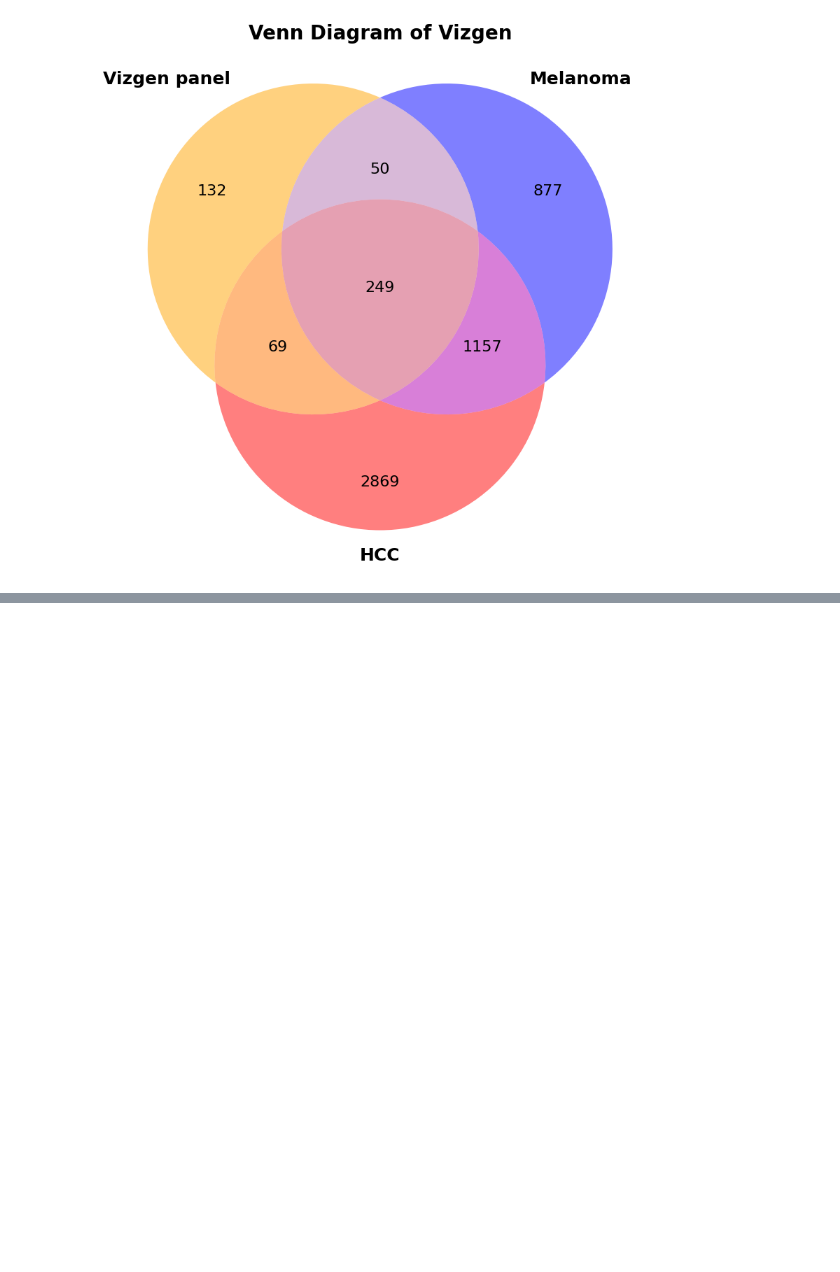
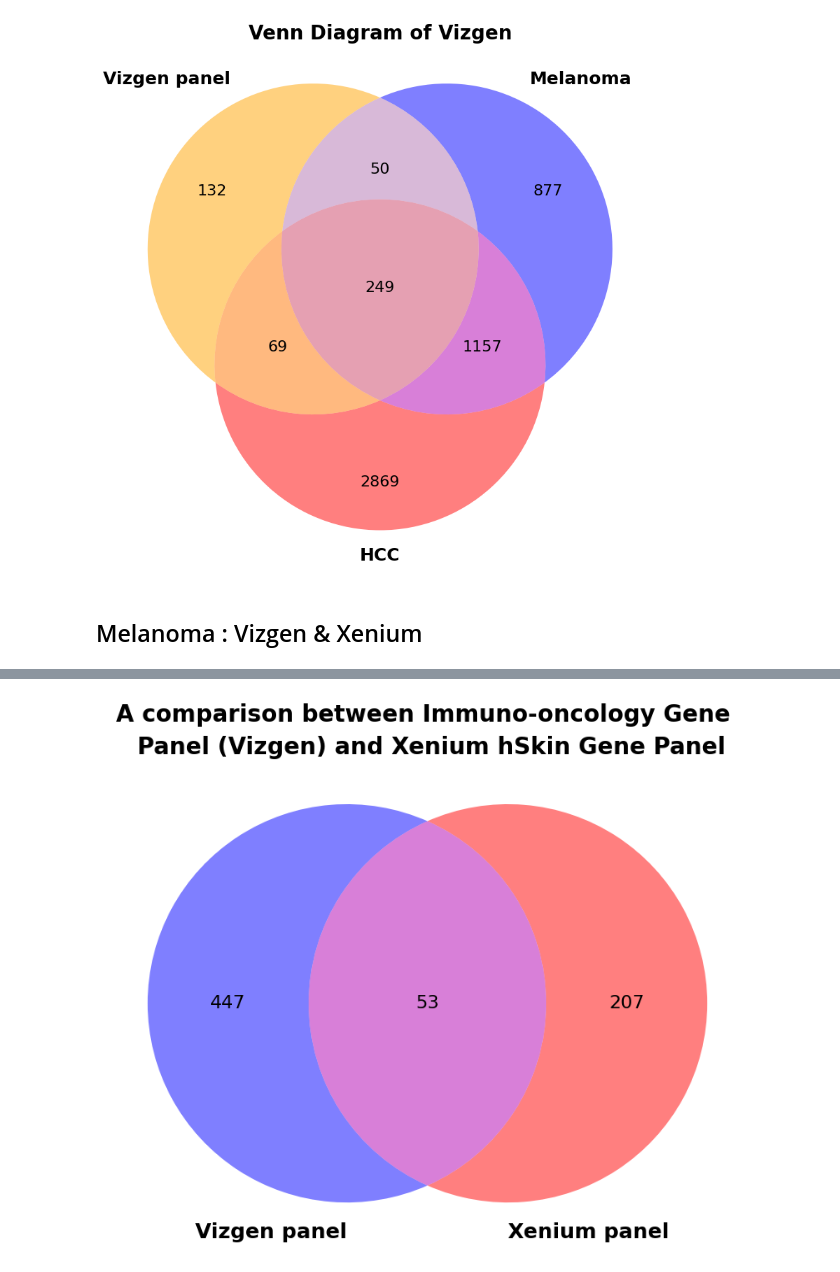
Before and after one commit to manudsanun/python_dataviz2024, a Jupyter notebook: Immuno_oncology_Gene_Panel__Gene_List_2.ipynb, the cells around one changed output, grey strips where cells are left out. Cells and saved outputs as stored; diff of their text form; code cells hidden in the pictures; blank space fills up the shorter version.

```diff
--- a/Immuno_oncology_Gene_Panel__Gene_List_2.ipynb
+++ b/Immuno_oncology_Gene_Panel__Gene_List_2.ipynb
@@ -733,3 +733,39 @@ WARNING:matplotlib.font_manager:findfont: Font family 'Times New Roman' not foun
 WARNING:matplotlib.font_manager:findfont: Font family 'Times New Roman' not found.
 WARNING:matplotlib.font_manager:findfont: Font family 'Times New Roman' not found.
 [figure]
+# %% [markdown]
+## Melanoma : Vizgen & Xenium
+# %%
+from matplotlib_venn import venn2_unweighted
+
+plt.figure(figsize=(10,10))
+plt.title("A comparison between Immuno-oncology Gene \n Panel (Vizgen) and Xenium hSkin Gene Panel",
+          fontsize=20,
+          fontname="Times New Roman"
+          , fontweight='bold'
+          ,linespacing=1.5)
+
+melanoma_vizgen1 = melanoma_vizgen['Symbol']
+
+set1 = set(panel1)
+set2 = set(xenium1)
+
+v = venn2_unweighted(subsets=([set1, set2]),
+	set_labels=('Vizgen panel', 'Xenium panel'),alpha=0.5,
+	set_colors=("blue", "red"))
+
+# เปลี่ยนขนาดตัวเลขภายในวงกลม
+for text in v.subset_labels:
+    if text is not None:  # Add a condition to check for None
+        text.set_fontsize(16) # กำหนดขนาดตัวเลข
+        text.set_fontname("Times New Roman")
+
+# เปลี่ยนขนาดตัวอักษรของ set_labels
+for text in v.set_labels:
+    if text is not None:  # Add a condition to check for None
+        text.set_fontsize(18)  # กำหนดขนาดตัวอักษร
+        text.set_fontname("Times New Roman")
+        text.set_fontweight('bold')
+
+plt.show()
+# %% [output]
@@ -735,0 +789 @@ WARNING:matplotlib.font_manager:findfont: Font family 'Times New Roman' not foun
+[figure, added]
```
Also changed, not shown: parts of 1 cell of this notebook.
